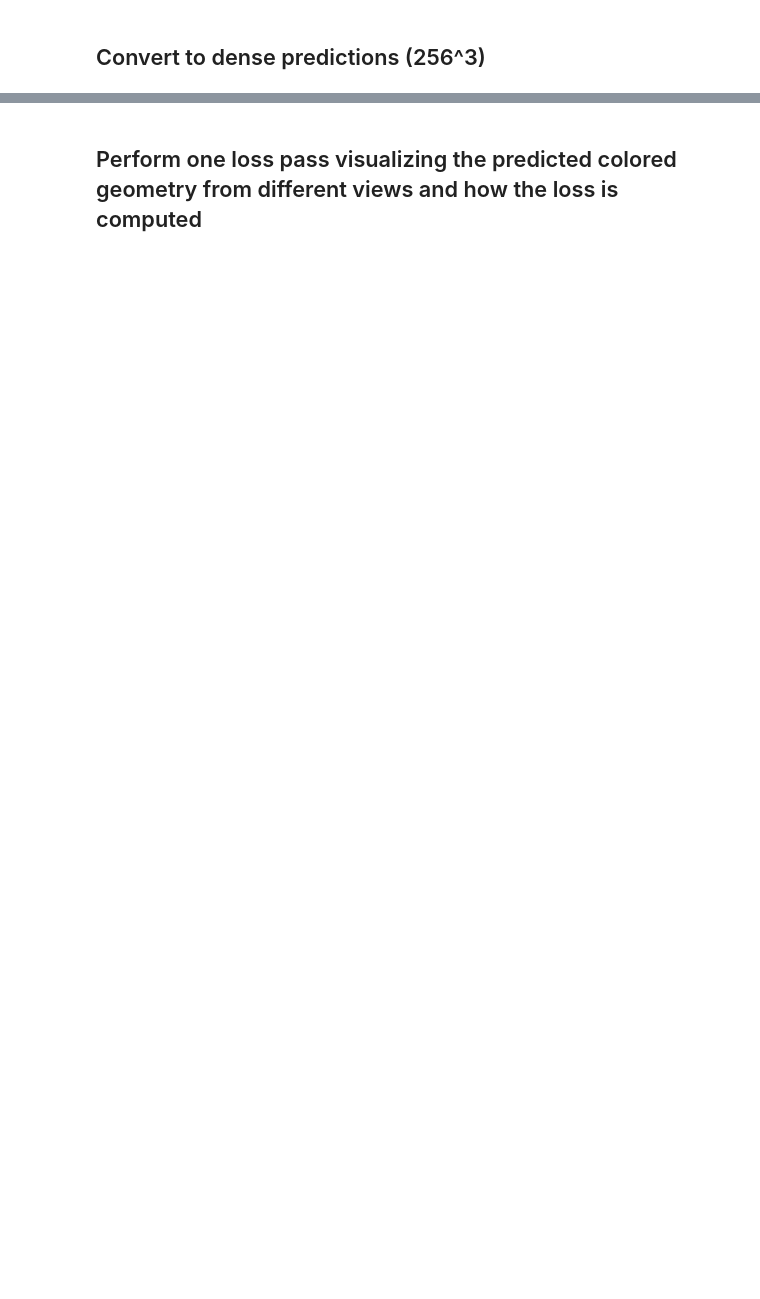
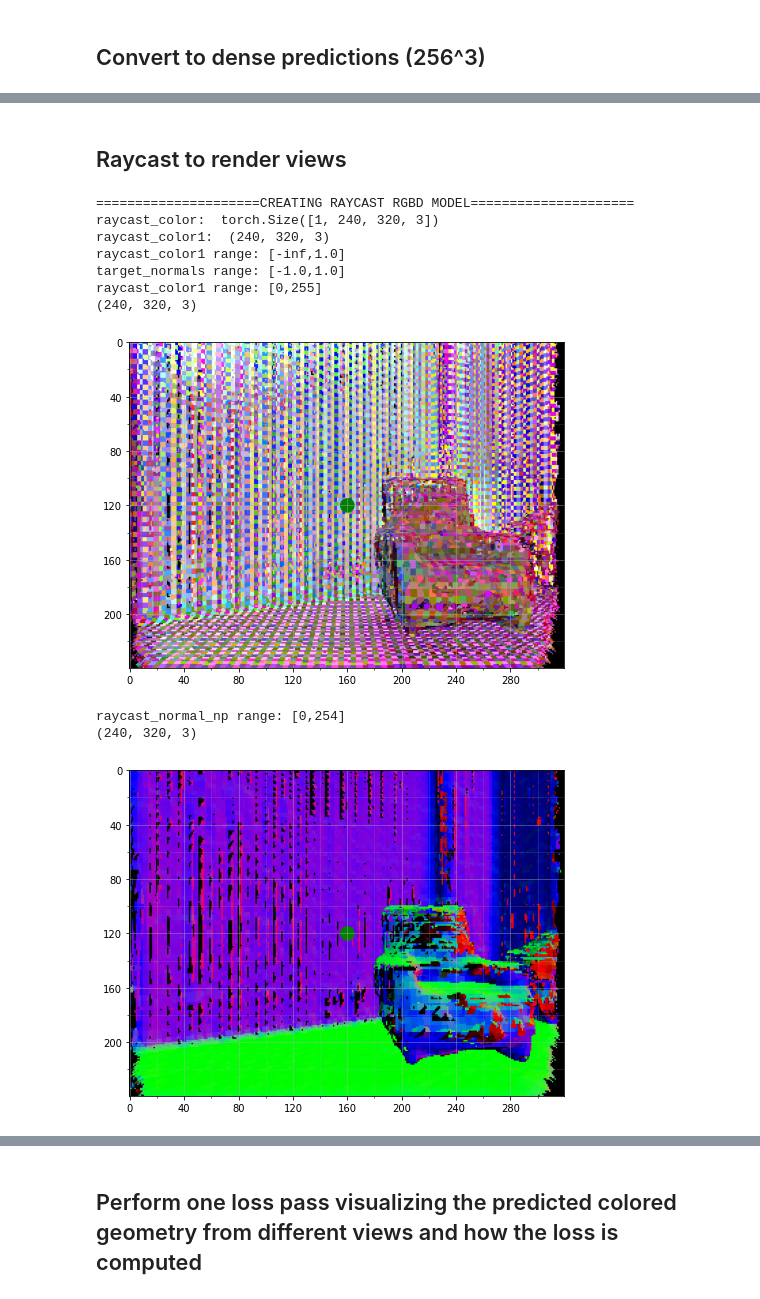
Before and after one commit to jdgalviss/panoptic-reconstruction, a Jupyter notebook: 02_loss.ipynb, the cells around one changed output, grey strips where cells are left out. Cells and saved outputs as stored; diff of their text form; code cells hidden in the pictures; blank space fills up the shorter version.

```diff
--- a/02_loss.ipynb
+++ b/02_loss.ipynb
@@ -214,0 +272,64 @@ cam_poses shape:  torch.Size([1, 4, 1, 4, 4])
+# %% [markdown]
+## Raycast to render views
+# %%
+import cv2
+import matplotlib.pyplot as plt
+from plot_image_grid import plot_image
+from utils_spsg.raycast_rgbd.raycast_rgbd import RaycastRGBD
+from PIL import Image
+
+# 14.399999999999999,30.700000000000024,-72.40000000000003
+input_dim = (256, 256, 256)
+batch_size = 1
+style_width = 320
+style_height = 240
+voxelsize = 0.03
+raycast_depth_max = 6.0
+ray_increment = 0.3 * truncation
+thresh_sample_dist = 50.5 * ray_increment
+max_num_locs_per_sample = 640000
+
+raycaster_rgbd = RaycastRGBD(batch_size, input_dim, style_width, style_height, depth_min=0.1/voxelsize, depth_max=raycast_depth_max/voxelsize,
+                             thresh_sample_dist=thresh_sample_dist, ray_increment=ray_increment, max_num_locs_per_sample=max_num_locs_per_sample)
+
+R0, t0 = look_at_view_transform(dist=-180, elev=0, azim=90)
+t0 = torch.FloatTensor([[20.0,128.0,128.0]])
+view_matrix = homogeneous_transform(R0,t0.transpose(0,1).unsqueeze(0)).to(device)
+
+target_normals = loss_util.compute_normals_sparse(locs, vals, sdf.shape[2:], transform=torch.inverse(view_matrix))
+raycast_color, _, raycast_normal = raycaster_rgbd(locs, vals, colors.contiguous(), target_normals, view_matrix, intrinsics)
+raycast_color = torch.fliplr(raycast_color[0]).unsqueeze(0)
+raycast_normal = torch.fliplr(raycast_normal[0]).unsqueeze(0)
+
+raycast_color_np = raycast_color[0].detach().cpu().numpy()
+raycast_normal_np = raycast_normal[0].detach().cpu().numpy()
+print("raycast_color: ",raycast_color.shape)
+
+print("raycast_color1: ",raycast_color_np.shape)
+print("raycast_color1 range: [{},{}]".format(np.amin(raycast_color_np), np.amax(raycast_color_np)))
+print("target_normals range: [{},{}]".format(torch.min(target_normals), torch.max(target_normals)))
+raycast_color_np[raycast_color_np<0.0] = 0.0
+raycast_color_np = (255.0*raycast_color_np).astype(np.uint8)
+print("raycast_color1 range: [{},{}]".format(np.amin(raycast_color_np), np.amax(raycast_color_np)))
+print(raycast_color_np.shape)
+plot_image(raycast_color_np)
+raycast_normal_np[raycast_normal_np<0.0] = 0.0
+raycast_normal_np = (255.0*raycast_normal_np).astype(np.uint8)
+print("\nraycast_normal_np range: [{},{}]".format(np.amin(raycast_normal_np), np.amax(raycast_normal_np)))
+print(raycast_normal_np.shape)
+plot_image(raycast_normal_np)
+
+input_img = Image.open('data/front3d/70f7c6c1-c48f-4106-bcef-40b80b84bbad/rgb_0001.png')
+plot_image(input_img)
+# %% [output]
+=====================CREATING RAYCAST RGBD MODEL=====================
+raycast_color:  torch.Size([1, 240, 320, 3])
+raycast_color1:  (240, 320, 3)
+raycast_color1 range: [-inf,1.0]
+target_normals range: [-1.0,1.0]
+raycast_color1 range: [0,255]
+(240, 320, 3)
+[figure, added]
+raycast_normal_np range: [0,254]
+(240, 320, 3)
+[figure, added]
```
Also changed, not shown: parts of 13 cells of this notebook.
